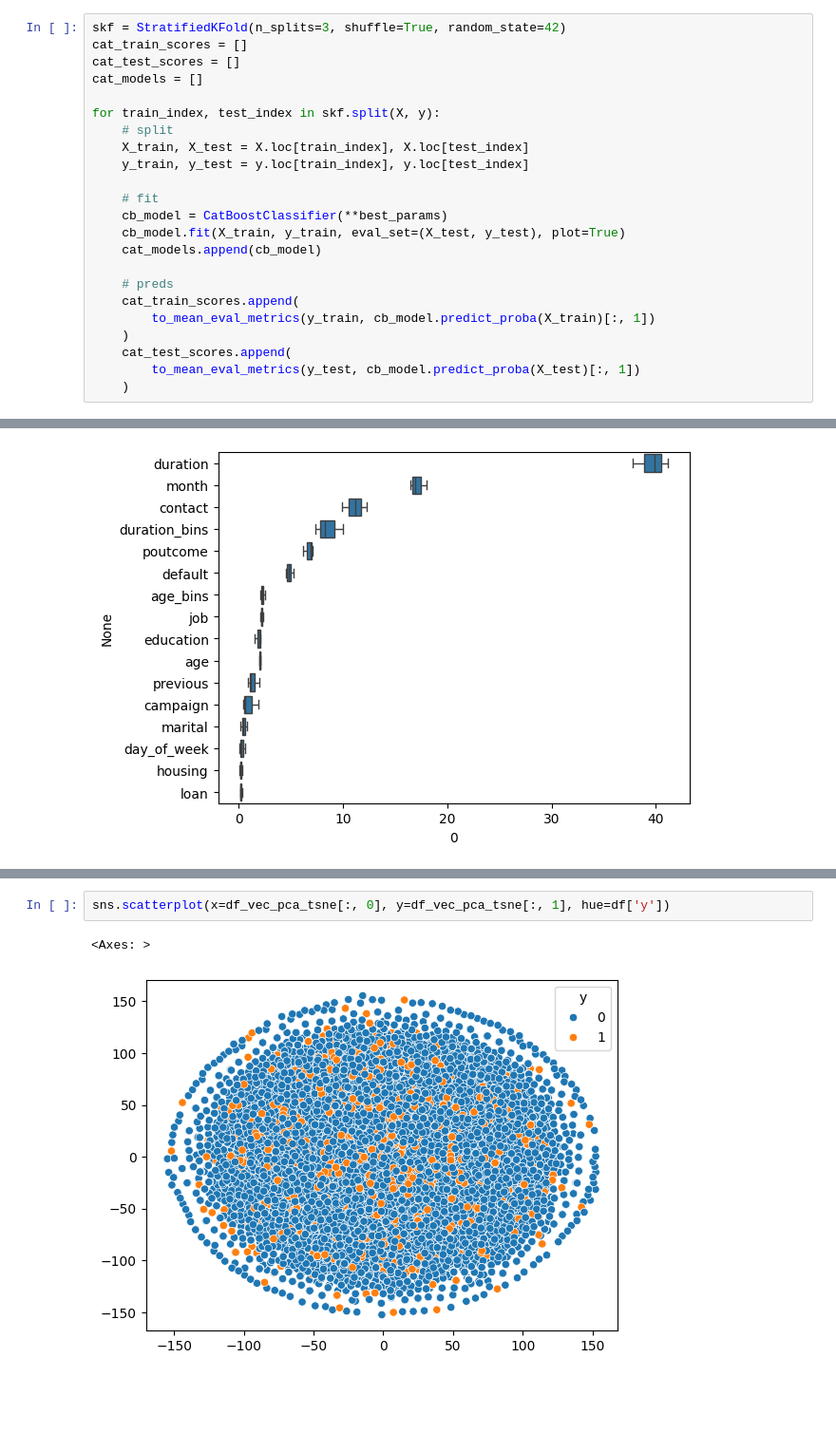
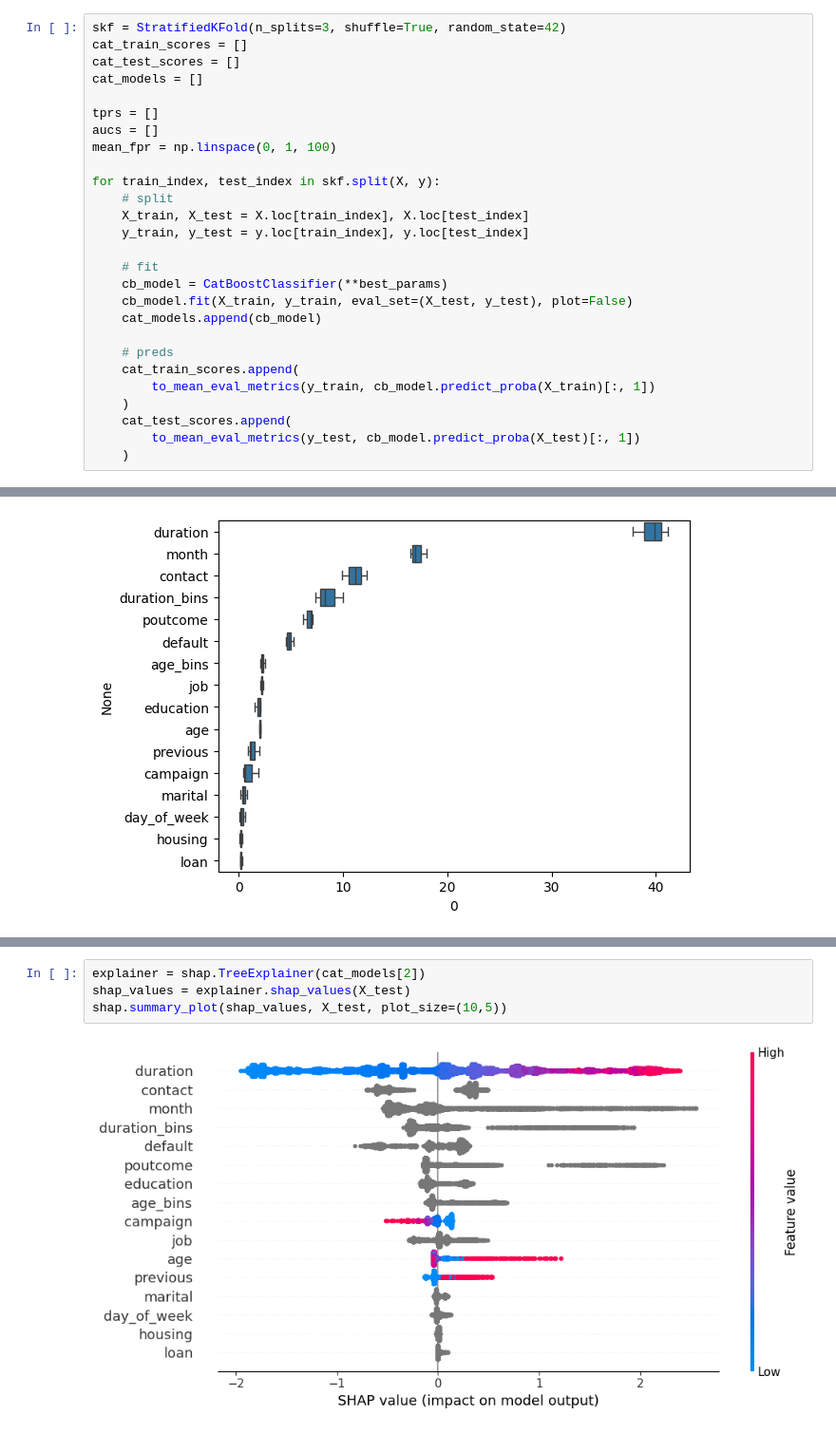
Before and after one commit to kokinpavel/dste, a Jupyter notebook: notebooks/EDA.ipynb, the cells around one changed output, grey strips where cells are left out. Shown at 95% size. Cells and saved outputs as stored; diff of their text form; blank space fills up the shorter version.

Commit message:
shap and thresholds

```diff
--- a/notebooks/EDA.ipynb
+++ b/notebooks/EDA.ipynb
@@ -728,6 +730,10 @@ skf = StratifiedKFold(n_splits=3, shuffle=True, random_state=42)
 cat_train_scores = []
 cat_test_scores = []
 cat_models = []
+
+tprs = []
+aucs = []
+mean_fpr = np.linspace(0, 1, 100)
 
 for train_index, test_index in skf.split(X, y):
     # split
@@ -736,7 +742,7 @@ for train_index, test_index in skf.split(X, y):
 
     # fit
     cb_model = CatBoostClassifier(**best_params)
-    cb_model.fit(X_train, y_train, eval_set=(X_test, y_test), plot=True)
+    cb_model.fit(X_train, y_train, eval_set=(X_test, y_test), plot=False)
     cat_models.append(cb_model)
 
     # preds
@@ -878,5 +778,6 @@ sns.scatterplot(x=df_vec_pca_tsne[:, 0], y=df_vec_pca_tsne[:, 1], hue=df['y'])
-# %%
-sns.scatterplot(x=df_vec_pca_tsne[:, 0], y=df_vec_pca_tsne[:, 1], hue=df['y'])
-# %% [output]
-<Axes: >
-[figure, removed]
+# %%
+explainer = shap.TreeExplainer(cat_models[2])
+shap_values = explainer.shap_values(X_test)
+shap.summary_plot(shap_values, X_test, plot_size=(10,5))
+# %% [output]
+[figure, added]
```
Also changed, not shown: parts of 32 cells of this notebook, 6 other files.
